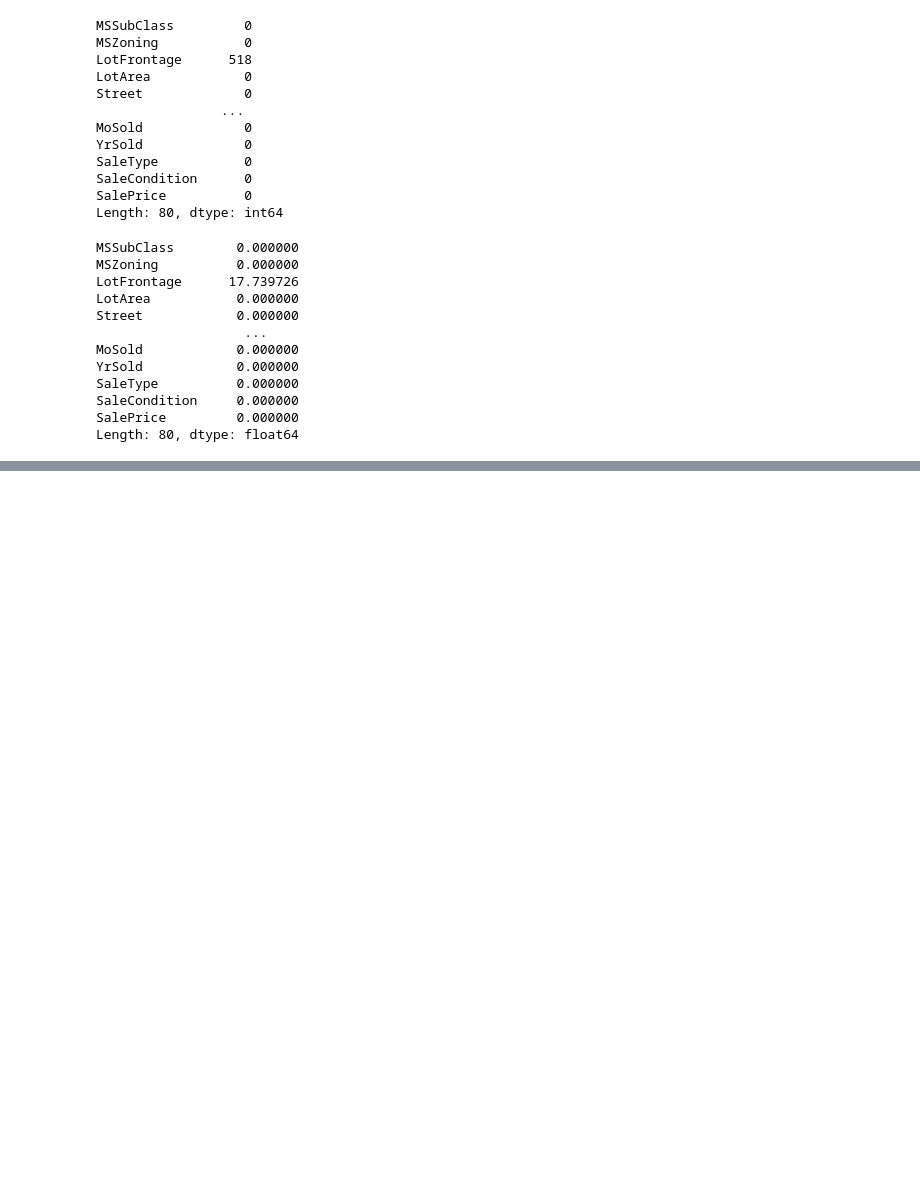
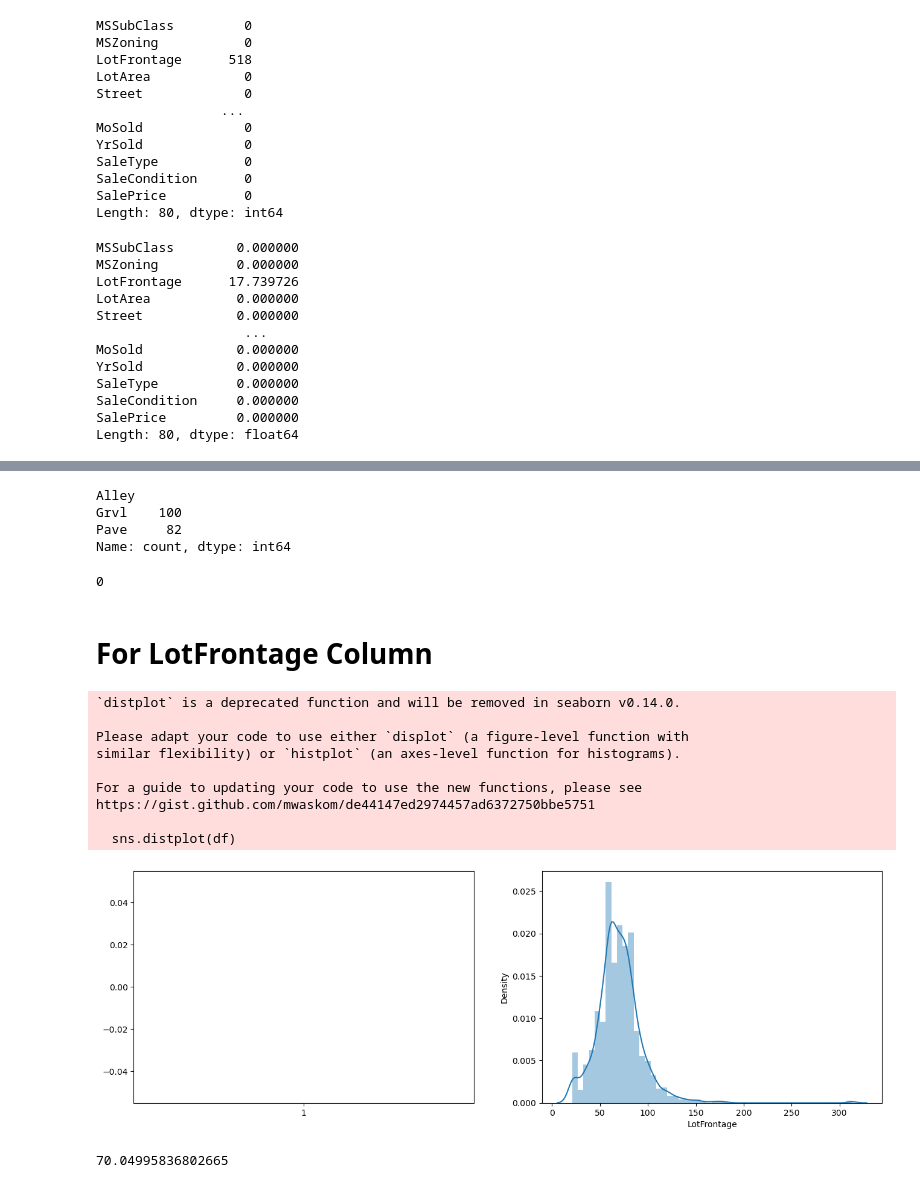
Before and after one commit to nishanlimbuchemjong/Machine-Learning-Projects, a Jupyter notebook: House Price Prediction using Regression models.ipynb, the cells around one changed output, grey strips where cells are left out. Drawn from its saved outputs; the diff is of its cells as text; code cells hidden in the pictures; blank space fills up the shorter version.

```diff
--- a/House Price Prediction using Regression models.ipynb
+++ b/House Price Prediction using Regression models.ipynb
@@ -189,0 +258,40 @@ Length: 80, dtype: float64
+# %%
+df_mvi['Alley'].value_counts()
+# %% [output]
+Alley
+Grvl    100
+Pave     82
+Name: count, dtype: int64
+# %%
+alley_constant = 'NA'
+df_mvi['Alley'].replace(np.nan, alley_constant, inplace=True)
+df_mvi['Alley'].isnull().sum()
+# %% [output]
+0
+# %% [markdown]
+# For LotFrontage Column
+# %%
+def boxHistPlot(df, figsize = (16, 5)):
+    plt.figure(figsize=figsize)
+    plt.subplot(121)
+    plt.boxplot(df)
+    plt.subplot(122)
+    sns.distplot(df)
+# %%
+boxHistPlot(df['LotFrontage'])
+# %% [output]
+`distplot` is a deprecated function and will be removed in seaborn v0.14.0.
+
+Please adapt your code to use either `displot` (a figure-level function with
+similar flexibility) or `histplot` (an axes-level function for histograms).
+
+For a guide to updating your code to use the new functions, please see
+https://gist.github.com/mwaskom/de44147ed2974457ad6372750bbe5751
+
+  sns.distplot(df)
+[figure, added]
+# %%
+lotfrontage_mean = df['LotFrontage'].mean()
+lotfrontage_mean
+# %% [output]
+70.04995836802665
```
Also changed, not shown: parts of 58 cells of this notebook.
